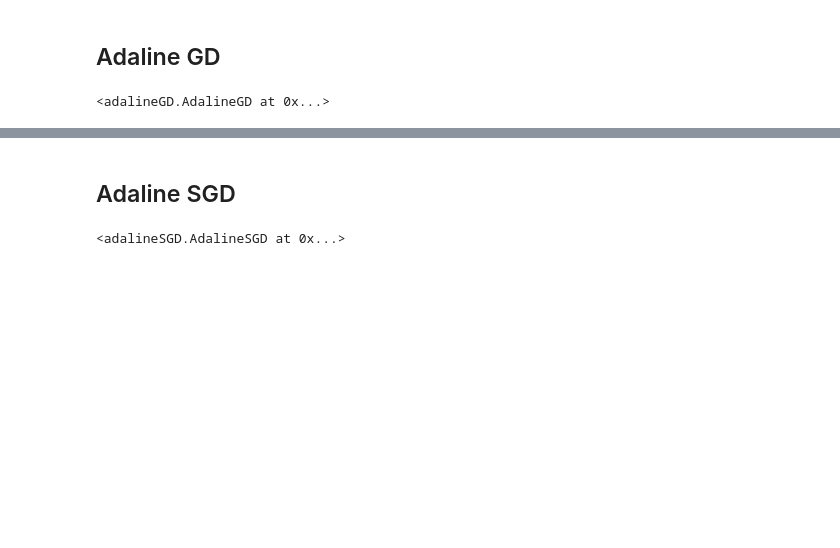
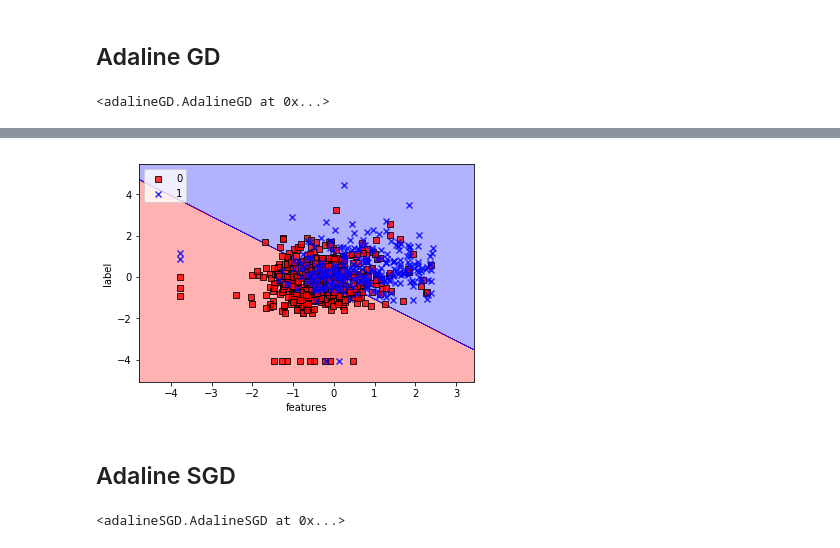
Before and after one commit to GabrielCzar/jupyter_notebook, a Jupyter notebook: library/Lista8 - Decision Regions.ipynb, the cells around one changed output, grey strips where cells are left out. Drawn from its saved outputs; the diff is of its cells as text; code cells hidden in the pictures; blank space fills up the shorter version.

```diff
--- a/library/Lista8 - Decision Regions.ipynb
+++ b/library/Lista8 - Decision Regions.ipynb
@@ -142,3 +137,7 @@ plt.show()
+# %%
+plot_decision_regions(Xtransf, y, classifier=ada)
+# %% [output]
+[figure, added]
 # %% [markdown]
 ## Adaline SGD
 # %%
```
Also changed, not shown: parts of 43 cells of this notebook.
